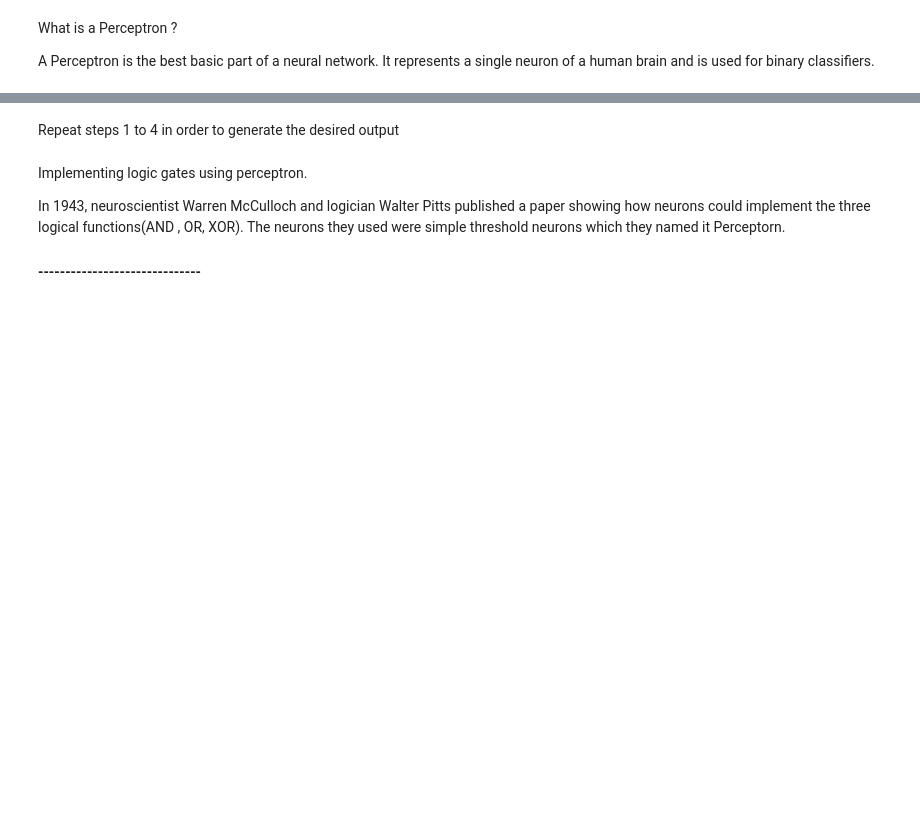
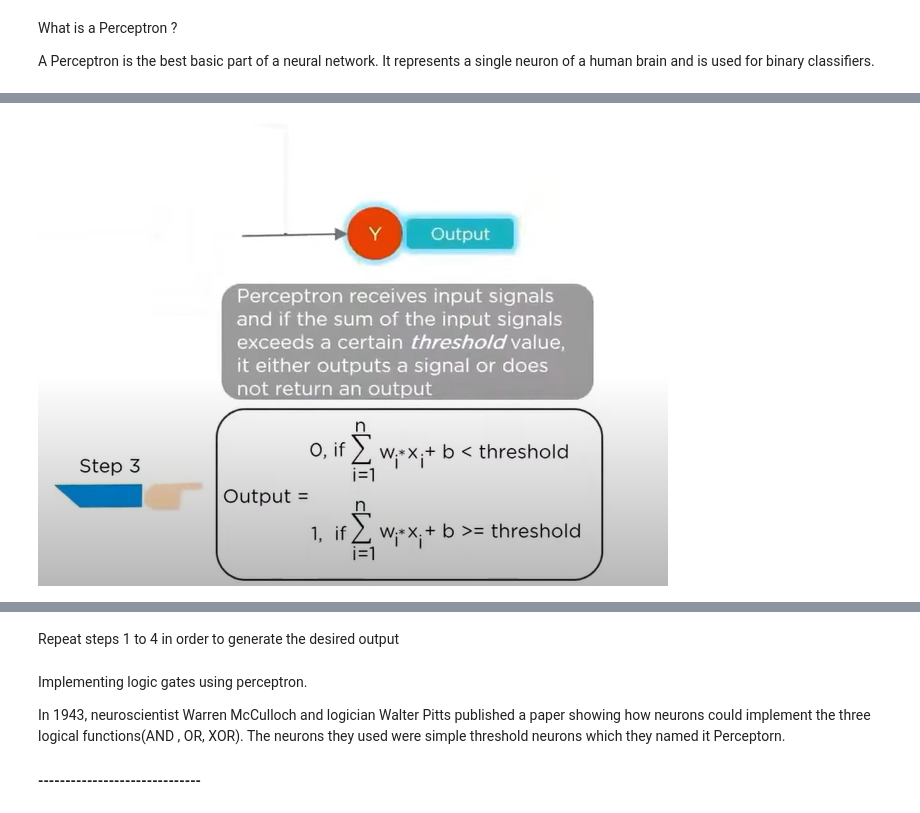
Before and after one commit to Valve04/Deep-Learning, a Jupyter notebook: Learn.ipynb, the cells around one changed output, grey strips where cells are left out. Cells and saved outputs as stored; diff of their text form; code cells hidden in the pictures; blank space fills up the shorter version.

```diff
--- a/Learn.ipynb
+++ b/Learn.ipynb
@@ -57,2 +65,6 @@ Perceptron receives input signals and if the sum of the input signals exceeds a
+# %%
+display.Image("../Pictures/Capture5.PNG")
+# %% [output]
+[figure, added]
 # %% [markdown]
 The error in the output is backpropagated and weights are updated to minimize the error.
```
Also changed, not shown: parts of 18 cells of this notebook.
